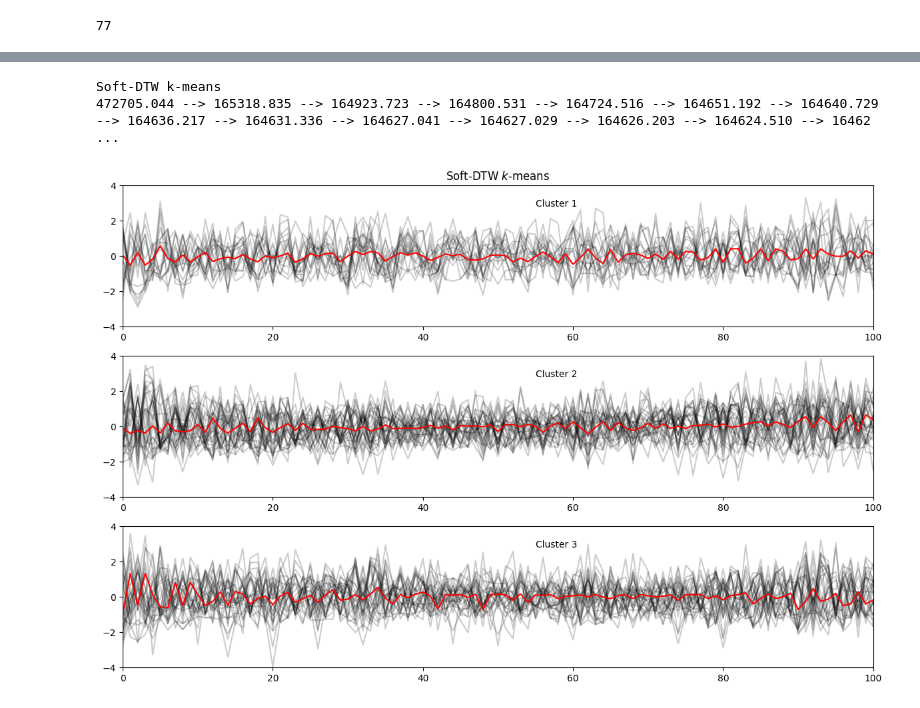
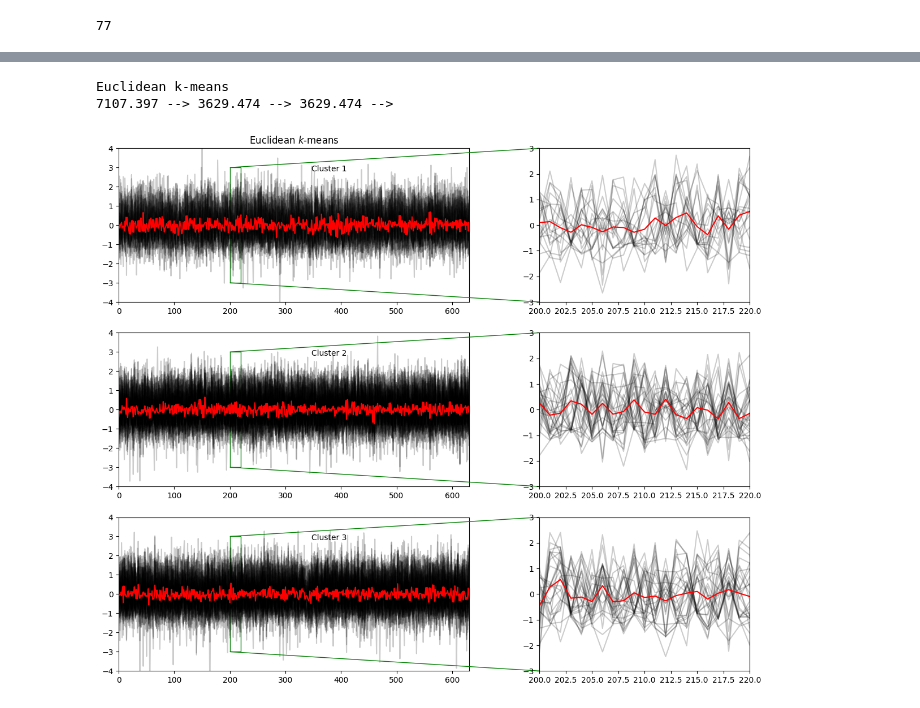
Before and after one commit to sarabreu/thesis_dev, a Jupyter notebook: 5_time_series_clustering/clean_solar.ipynb, the cells around one changed output, grey strips where cells are left out. Drawn from its saved outputs; the diff is of its cells as text; code cells hidden in the pictures.

Commit message:
zoom in plot

```diff
--- a/5_time_series_clustering/clean_solar.ipynb
+++ b/5_time_series_clustering/clean_solar.ipynb
@@ -228,6 +183,6 @@ num_arrays
 # %% [output]
 77
 # %%
-X_train = grouped_arrays
+X_train = grouped_arrays_all
 # %%
 seed = 42
@@ -334,28 +188,0 @@ Init 2
-# %%
-# Soft-DTW-k-means
-print("Soft-DTW k-means")
-sdtw_km = TimeSeriesKMeans(n_clusters=3,
-                           metric="softdtw",
-                           metric_params={"gamma": .01},
-                           verbose=True,
-                           random_state=seed)
-y_pred = sdtw_km.fit_predict(X_train)
-
-plt.figure(figsize=(12, 8))
-for yi in range(3):
-    plt.subplot(3, 1, yi + 1)
-    for xx in X_train[y_pred == yi]:
-        plt.plot(xx.ravel(), "k-", alpha=0.2)
-    plt.plot(km.cluster_centers_[yi].ravel(), "r-")
-    plt.xlim(0, sz)
-    plt.ylim(-4, 4)
-    plt.text(0.55, 0.85, 'Cluster %d' % (yi + 1),
-             transform=plt.gca().transAxes)
-    if yi == 0:
-        plt.title("Soft-DTW $k$-means")
-plt.tight_layout()  # Adjust layout to prevent overlapping
-plt.show()
-# %% [output]
-Soft-DTW k-means
-472705.044 --> 165318.835 --> 164923.723 --> 164800.531 --> 164724.516 --> 164651.192 --> 164640.729 --> 164636.217 --> 164631.336 --> 164627.041 --> 164627.029 --> 164626.203 --> 164624.510 --> 16462 ...
-[figure, removed]
@@ -361,0 +202,47 @@ Soft-DTW k-means
+# %%
+import matplotlib.pyplot as plt
+import numpy as np
+from mpl_toolkits.axes_grid1.inset_locator import zoomed_inset_axes, mark_inset
+import matplotlib.gridspec as gridspec
+
+def zoom_in_plot(X_train, y_pred, km, sz, title:str):
+    fig = plt.figure(figsize=(16, 12))
+    gs = gridspec.GridSpec(3, 4, width_ratios=[5, 1, 3, 1], height_ratios=[1, 1, 1])
+
+    for yi in range(3):
+        # Main plot with more width
+        ax = plt.subplot(gs[yi, 0])
+        for xx in X_train[y_pred == yi]:
+            ax.plot(xx.ravel(), "k-", alpha=0.2)
+        ax.plot(km.cluster_centers_[yi].ravel(), "r-")
+        ax.set_xlim(0, sz)
+        ax.set_ylim(-4, 4)
+        ax.text(0.55, 0.85, 'Cluster %d' % (yi + 1), transform=ax.transAxes)
+        if yi == 0:
+            ax.set_title(f"{title} $k$-means")
+
+        # Zoomed-in plot
+        axins = plt.subplot(gs[yi, 2])
+        for xx in X_train[y_pred == yi]:
+            axins.plot(xx.ravel(), "k-", alpha=0.2)
+        axins.plot(km.cluster_centers_[yi].ravel(), "r-")
+        axins.set_xlim(200, 220)
+        axins.set_ylim(-3, 3)
+        mark_inset(ax, axins, loc1=2, loc2=3, fc="None", ec="g")
+
+    # Adjust spacing between the two plots in the same row
+    plt.subplots_adjust(wspace=0)
+
+    plt.tight_layout()
+    plt.show()
+# %%
+# Euclidean k-means
+print("Euclidean k-means")
+km = TimeSeriesKMeans(n_clusters=3, verbose=True, random_state=seed)
+y_pred_euclidean = km.fit_predict(X_train)
+
+zoom_in_plot(X_train, y_pred_euclidean, km, sz, 'Euclidean')
+# %% [output]
+Euclidean k-means
+7107.397 --> 3629.474 --> 3629.474 -->
+[figure, added]
```
Also changed, not shown: parts of 17 cells of this notebook.
